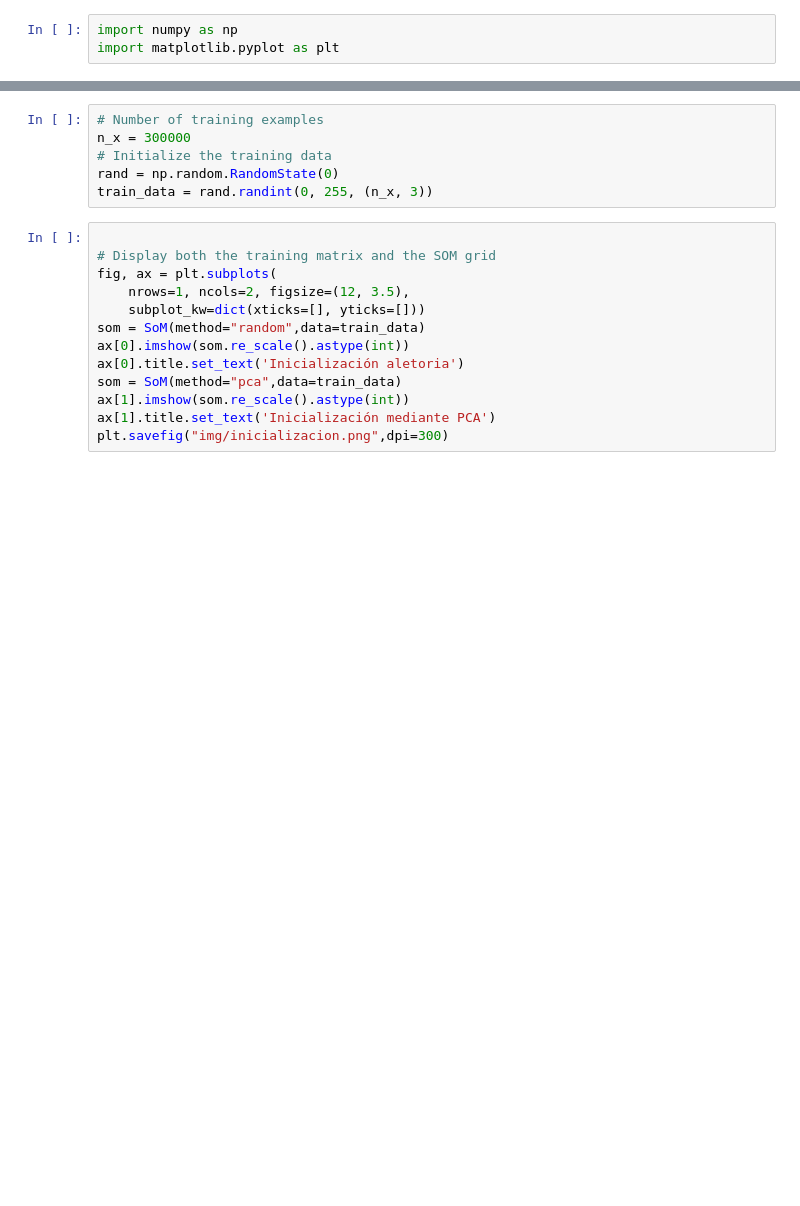
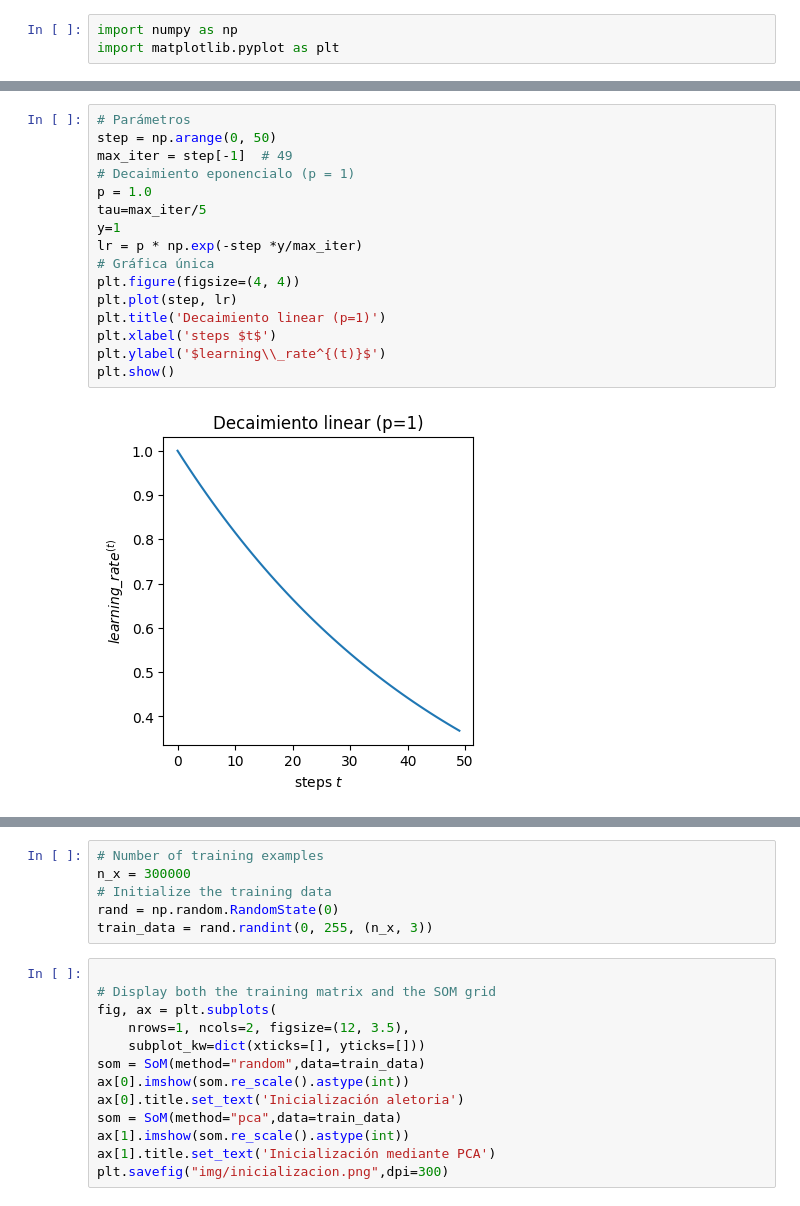
Before and after one commit to JaumeSanCol/TFG, a Jupyter notebook: notebooks/base.ipynb, the cells around one changed output, grey strips where cells are left out. Drawn from its saved outputs; the diff is of its cells as text; blank space fills up the shorter version.

```diff
--- a/notebooks/base.ipynb
+++ b/notebooks/base.ipynb
@@ -3,0 +21,18 @@ import matplotlib.pyplot as plt
+# %%
+# Parámetros
+step = np.arange(0, 50)
+max_iter = step[-1]  # 49
+# Decaimiento eponencialo (p = 1)
+p = 1.0
+tau=max_iter/5
+y=1
+lr = p * np.exp(-step *y/max_iter)
+# Gráfica única
+plt.figure(figsize=(4, 4))
+plt.plot(step, lr)
+plt.title('Decaimiento linear (p=1)')
+plt.xlabel('steps $t$')
+plt.ylabel('$learning\\_rate^{(t)}$')
+plt.show()
+# %% [output]
+[figure, added]
```
Also changed, not shown: parts of 6 cells of this notebook, 7 other files.
